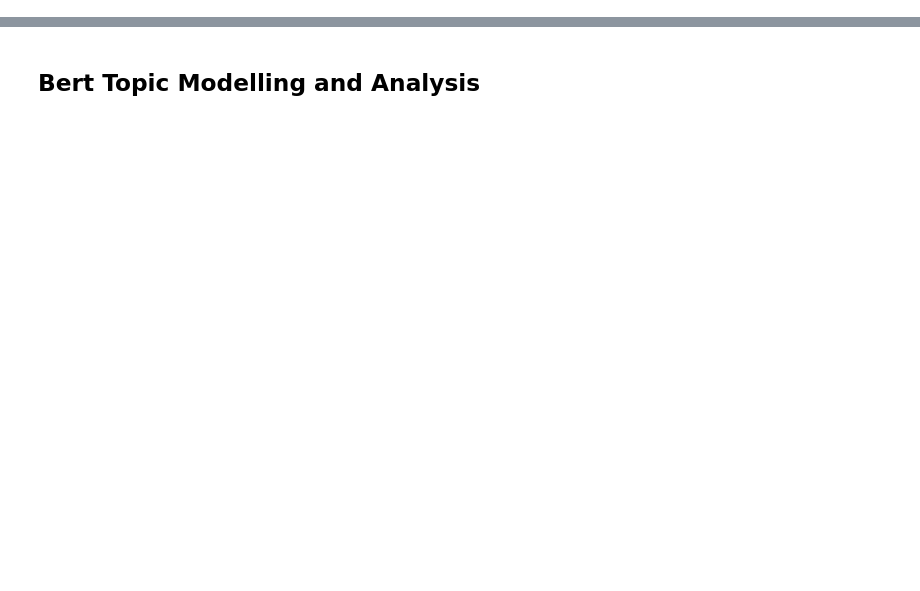
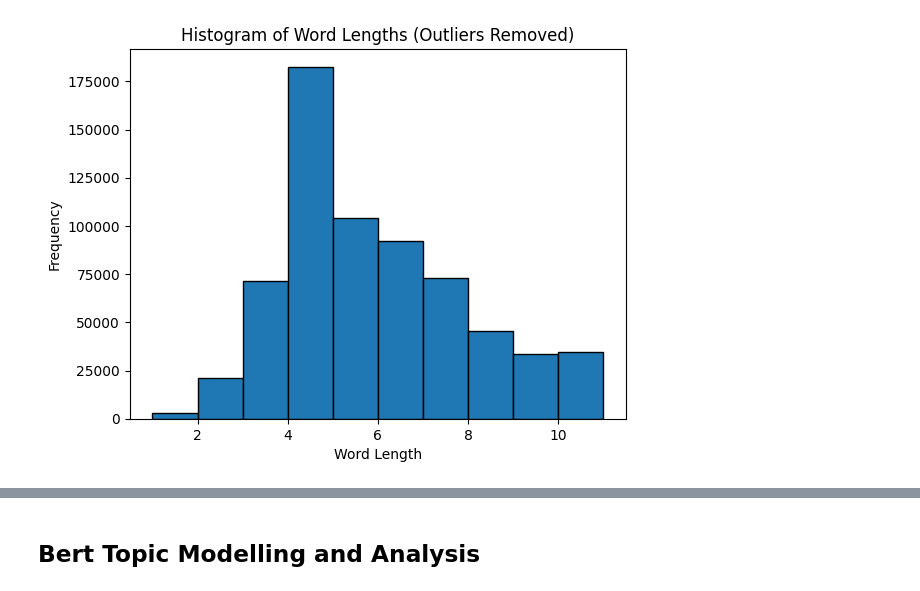
Before and after one commit to JewelsHovan/chronic_reddit_scraper, a Jupyter notebook: analysis/post_analysis.ipynb, the cells around one changed output, grey strips where cells are left out. Cells and saved outputs as stored; diff of their text form; code cells hidden in the pictures; blank space fills up the shorter version.

```diff
--- a/analysis/post_analysis.ipynb
+++ b/analysis/post_analysis.ipynb
@@ -58,0 +111,36 @@ with open('cleaned_posts_texts.txt', 'w') as file:
+# %%
+def plot_word_length_histogram(cleaned_posts_texts):
+    """
+    Generates and displays a histogram of word lengths from a list of cleaned text posts,
+    removing outliers based on the IQR.
+
+    Args:
+        cleaned_posts_texts (list): A list of strings, where each string is a cleaned text post.
+    """
+    # concatenate all the posts texts into a single string
+    all_text = " ".join(cleaned_posts_texts)
+    # create a histogram of word lengths
+    word_lengths = [len(word) for word in all_text.split()]
+
+    # Calculate the IQR
+    Q1 = statistics.quantiles(word_lengths, n=4)[0]
+    Q3 = statistics.quantiles(word_lengths, n=4)[2]
+    IQR = Q3 - Q1
+
+    # Define bounds for outlier removal
+    lower_bound = Q1 - 1.5 * IQR
+    upper_bound = Q3 + 1.5 * IQR
+
+    # Filter out outliers
+    filtered_word_lengths = [length for length in word_lengths if lower_bound <= length <= upper_bound]
+
+
+    plt.hist(filtered_word_lengths, bins=range(1, max(filtered_word_lengths) + 1), edgecolor='black')
+    plt.xlabel('Word Length')
+    plt.ylabel('Frequency')
+    plt.title('Histogram of Word Lengths (Outliers Removed)')
+    plt.show()
+
+plot_word_length_histogram(cleaned_posts_texts)
+# %% [output]
+[figure, added]
```
Also changed, not shown: parts of 21 cells of this notebook, 9 other files.
